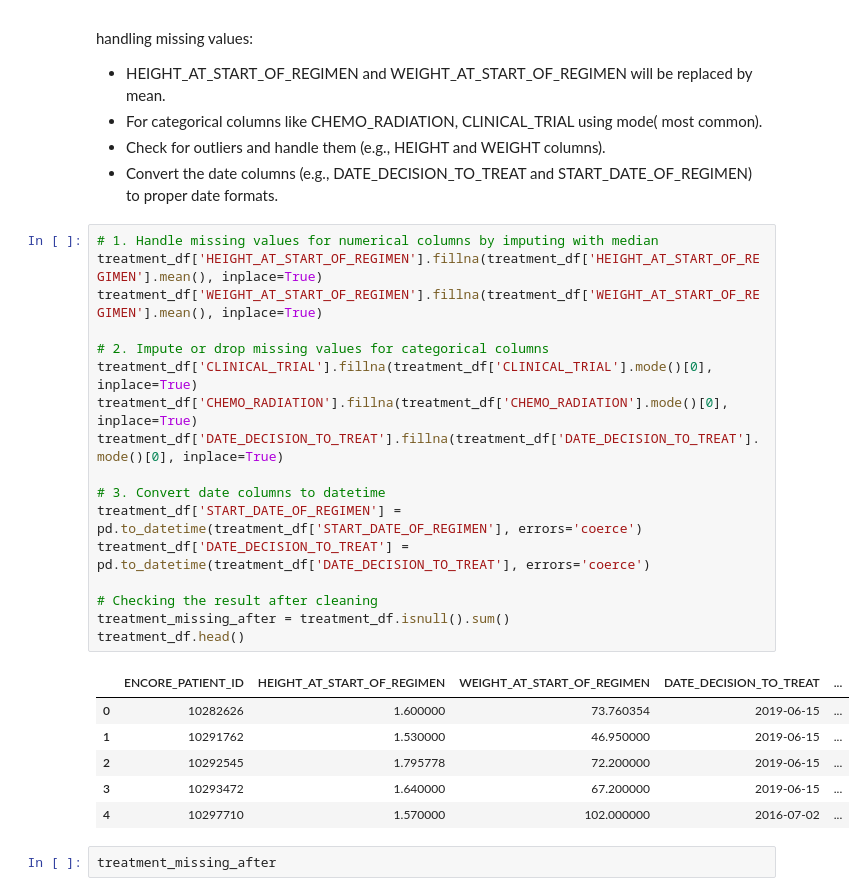
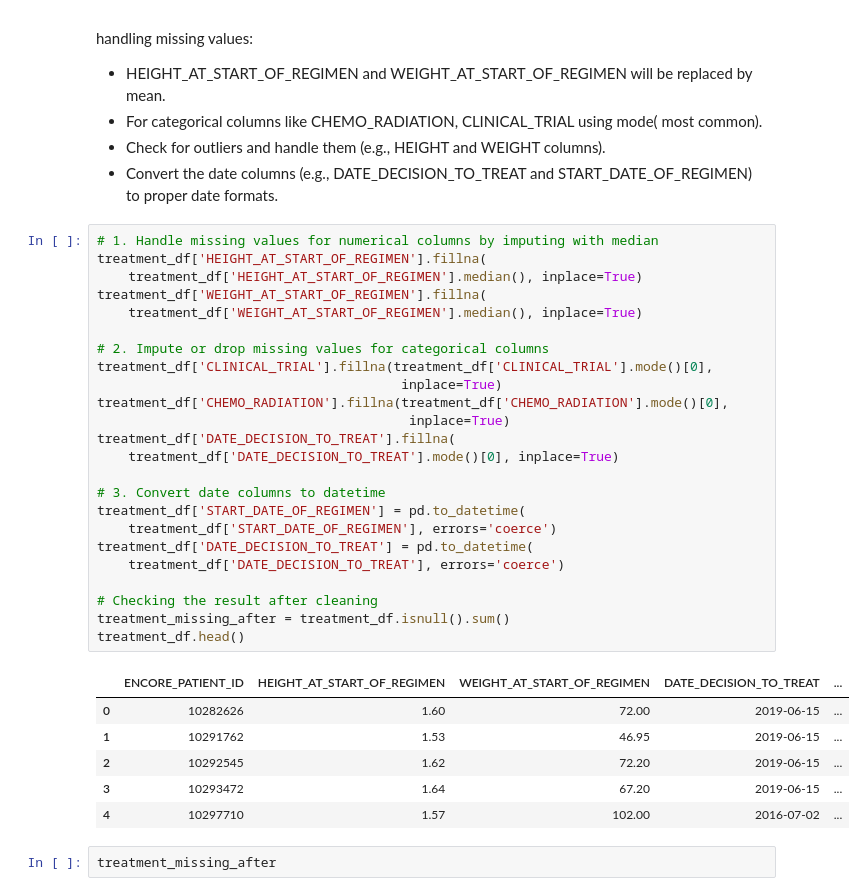
Before and after one commit to proteek-dev/CancerCohort, a Jupyter notebook: Breast Cancer - Cohort Analysis.ipynb, the cells around one changed output. Drawn from its saved outputs; the diff is of its cells as text.

```diff
--- a/Breast Cancer - Cohort Analysis.ipynb
+++ b/Breast Cancer - Cohort Analysis.ipynb
@@ -545,28 +545,35 @@ handling missing values:
 - Convert the date columns (e.g., DATE_DECISION_TO_TREAT and START_DATE_OF_REGIMEN) to proper date formats.
 # %%
 # 1. Handle missing values for numerical columns by imputing with median
-treatment_df['HEIGHT_AT_START_OF_REGIMEN'].fillna(treatment_df['HEIGHT_AT_START_OF_REGIMEN'].mean(), inplace=True)
-treatment_df['WEIGHT_AT_START_OF_REGIMEN'].fillna(treatment_df['WEIGHT_AT_START_OF_REGIMEN'].mean(), inplace=True)
+treatment_df['HEIGHT_AT_START_OF_REGIMEN'].fillna(
+    treatment_df['HEIGHT_AT_START_OF_REGIMEN'].median(), inplace=True)
+treatment_df['WEIGHT_AT_START_OF_REGIMEN'].fillna(
+    treatment_df['WEIGHT_AT_START_OF_REGIMEN'].median(), inplace=True)
 
 # 2. Impute or drop missing values for categorical columns
-treatment_df['CLINICAL_TRIAL'].fillna(treatment_df['CLINICAL_TRIAL'].mode()[0], inplace=True)
-treatment_df['CHEMO_RADIATION'].fillna(treatment_df['CHEMO_RADIATION'].mode()[0], inplace=True)
-treatment_df['DATE_DECISION_TO_TREAT'].fillna(treatment_df['DATE_DECISION_TO_TREAT'].mode()[0], inplace=True)
+treatment_df['CLINICAL_TRIAL'].fillna(treatment_df['CLINICAL_TRIAL'].mode()[0],
+                                       inplace=True)
+treatment_df['CHEMO_RADIATION'].fillna(treatment_df['CHEMO_RADIATION'].mode()[0],
+                                        inplace=True)
+treatment_df['DATE_DECISION_TO_TREAT'].fillna(
+    treatment_df['DATE_DECISION_TO_TREAT'].mode()[0], inplace=True)
 
 # 3. Convert date columns to datetime
-treatment_df['START_DATE_OF_REGIMEN'] = pd.to_datetime(treatment_df['START_DATE_OF_REGIMEN'], errors='coerce')
-treatment_df['DATE_DECISION_TO_TREAT'] = pd.to_datetime(treatment_df['DATE_DECISION_TO_TREAT'], errors='coerce')
+treatment_df['START_DATE_OF_REGIMEN'] = pd.to_datetime(
+    treatment_df['START_DATE_OF_REGIMEN'], errors='coerce')
+treatment_df['DATE_DECISION_TO_TREAT'] = pd.to_datetime(
+    treatment_df['DATE_DECISION_TO_TREAT'], errors='coerce')
 
 # Checking the result after cleaning
 treatment_missing_after = treatment_df.isnull().sum()
 treatment_df.head()
 # %% [output]
 |  | ENCORE_PATIENT_ID | HEIGHT_AT_START_OF_REGIMEN | WEIGHT_AT_START_OF_REGIMEN | DATE_DECISION_TO_TREAT | ... |
-| 0 | 10282626 | 1.600000 | 73.760354 | 2019-06-15 | ... |
-| 1 | 10291762 | 1.530000 | 46.950000 | 2019-06-15 | ... |
-| 2 | 10292545 | 1.795778 | 72.200000 | 2019-06-15 | ... |
-| 3 | 10293472 | 1.640000 | 67.200000 | 2019-06-15 | ... |
-| 4 | 10297710 | 1.570000 | 102.000000 | 2016-07-02 | ... |
+| 0 | 10282626 | 1.60 | 72.00 | 2019-06-15 | ... |
+| 1 | 10291762 | 1.53 | 46.95 | 2019-06-15 | ... |
+| 2 | 10292545 | 1.62 | 72.20 | 2019-06-15 | ... |
+| 3 | 10293472 | 1.64 | 67.20 | 2019-06-15 | ... |
+| 4 | 10297710 | 1.57 | 102.00 | 2016-07-02 | ... |
 # %%
 treatment_missing_after
 # %% [output]
```
Also changed, not shown: parts of 24 cells of this notebook, 1 other file.
